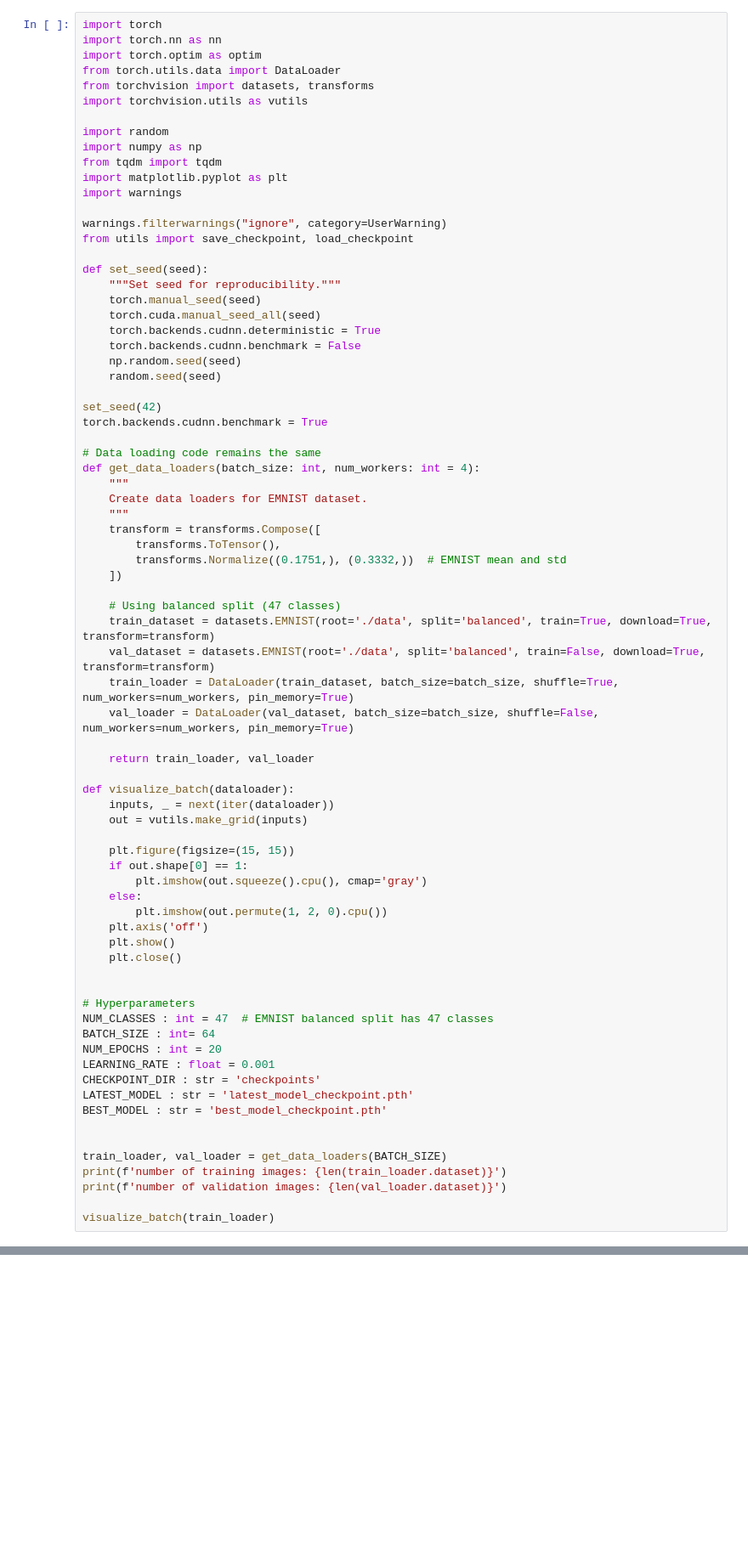
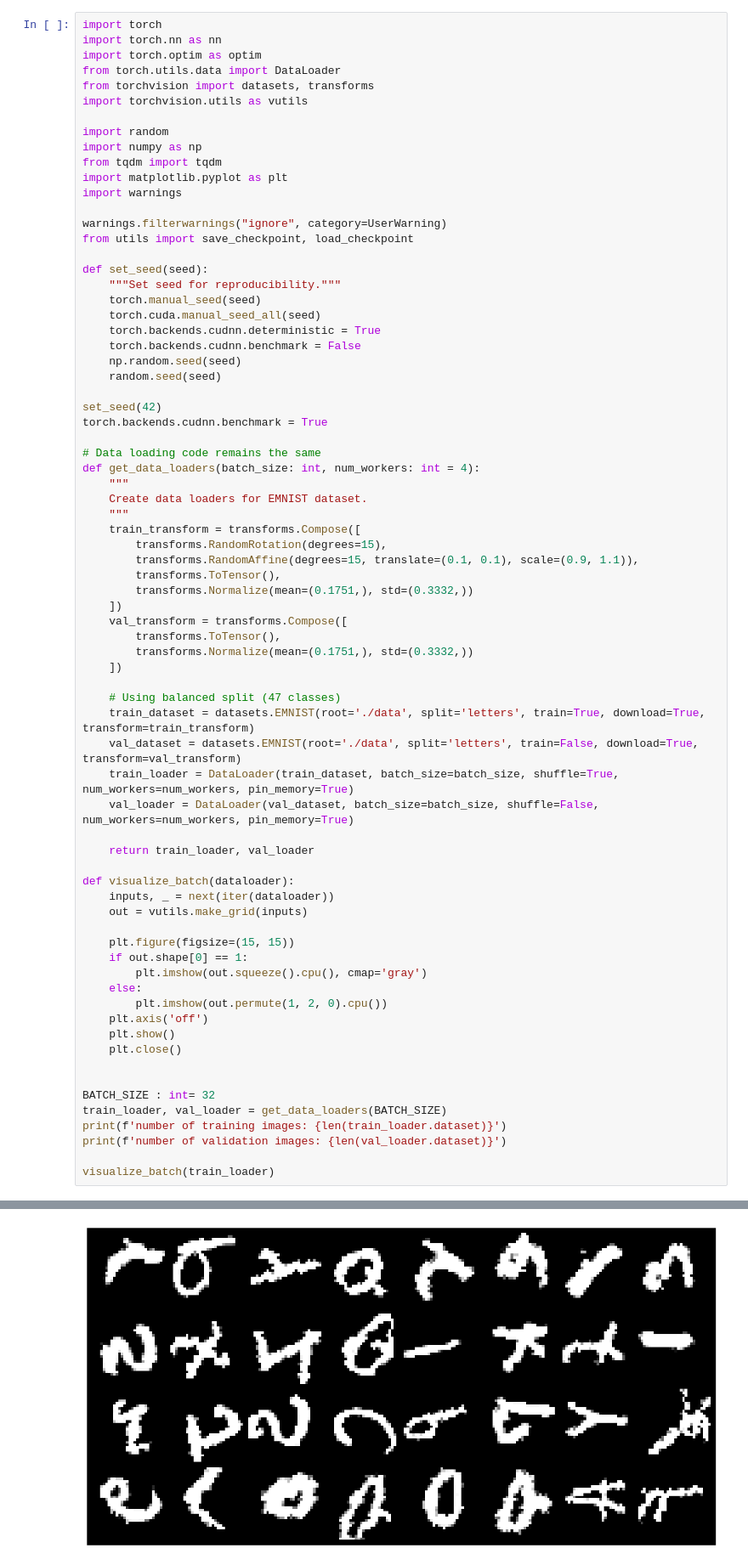
Before and after one commit to Antarctic-Oscillation/emnist-character-recognition-example, a Jupyter notebook: scripts/main.ipynb, the cells around one changed output, grey strips where cells are left out. Shown at 85% size. Saved outputs shown, nothing was run; the diff lists cells and outputs as text; blank space fills up the shorter version.

```diff
--- a/scripts/main.ipynb
+++ b/scripts/main.ipynb
@@ -32,14 +32,20 @@ def get_data_loaders(batch_size: int, num_workers: int = 4):
     """
     Create data loaders for EMNIST dataset.
     """
-    transform = transforms.Compose([
+    train_transform = transforms.Compose([
+        transforms.RandomRotation(degrees=15),
+        transforms.RandomAffine(degrees=15, translate=(0.1, 0.1), scale=(0.9, 1.1)),
         transforms.ToTensor(),
-        transforms.Normalize((0.1751,), (0.3332,))  # EMNIST mean and std
+        transforms.Normalize(mean=(0.1751,), std=(0.3332,))
+    ])
+    val_transform = transforms.Compose([
+        transforms.ToTensor(),
+        transforms.Normalize(mean=(0.1751,), std=(0.3332,))
     ])
 
     # Using balanced split (47 classes)
-    train_dataset = datasets.EMNIST(root='./data', split='balanced', train=True, download=True, transform=transform)
-    val_dataset = datasets.EMNIST(root='./data', split='balanced', train=False, download=True, transform=transform)
+    train_dataset = datasets.EMNIST(root='./data', split='letters', train=True, download=True, transform=train_transform)
+    val_dataset = datasets.EMNIST(root='./data', split='letters', train=False, download=True, transform=val_transform)
     train_loader = DataLoader(train_dataset, batch_size=batch_size, shuffle=True, num_workers=num_workers, pin_memory=True)
     val_loader = DataLoader(val_dataset, batch_size=batch_size, shuffle=False, num_workers=num_workers, pin_memory=True)
 
@@ -59,18 +65,10 @@ def visualize_batch(dataloader):
     plt.close()
 
 
-# Hyperparameters
-NUM_CLASSES : int = 47  # EMNIST balanced split has 47 classes
-BATCH_SIZE : int= 64
-NUM_EPOCHS : int = 20
-LEARNING_RATE : float = 0.001
-CHECKPOINT_DIR : str = 'checkpoints'
-LATEST_MODEL : str = 'latest_model_checkpoint.pth'
-BEST_MODEL : str = 'best_model_checkpoint.pth'
-
-
+BATCH_SIZE : int= 32
 train_loader, val_loader = get_data_loaders(BATCH_SIZE)
 print(f'number of training images: {len(train_loader.dataset)}')
 print(f'number of validation images: {len(val_loader.dataset)}')
 
 visualize_batch(train_loader)
+# %% [output]
@@ -76,0 +78 @@ visualize_batch(train_loader)
+[figure, added]
```
Also changed, not shown: parts of 4 cells of this notebook, 1 other file.
